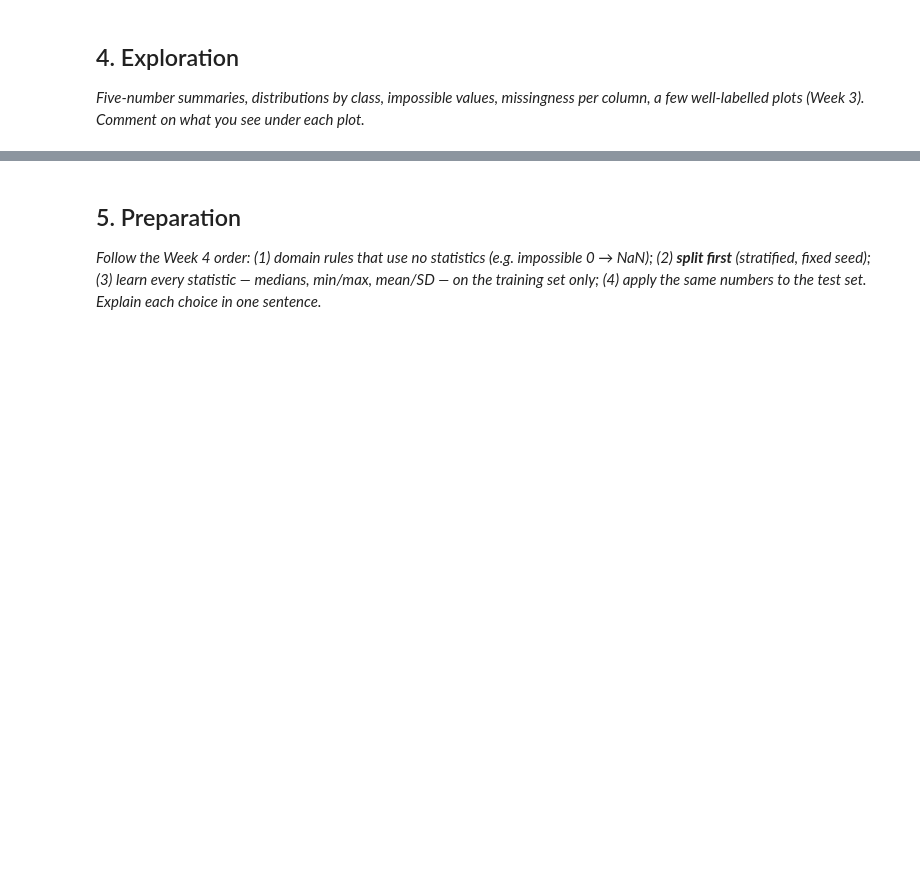
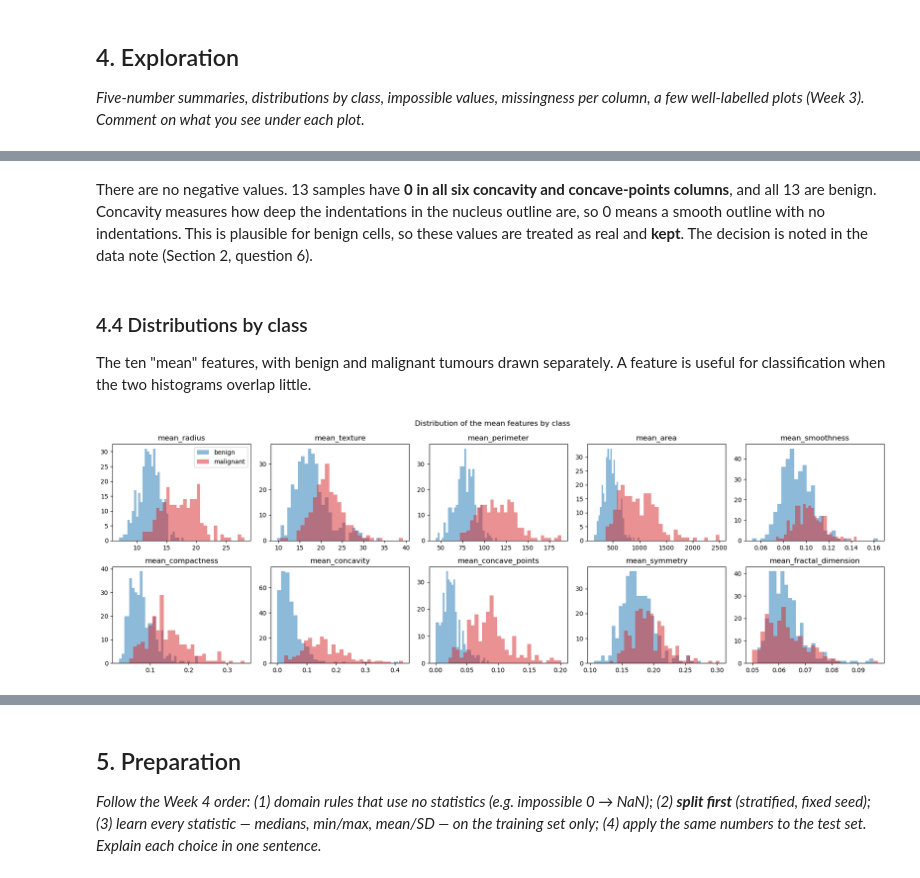
Before and after one commit to TalhaTufanN/se309-breast-cancer-diagnosis, a Jupyter notebook: notebooks/project.ipynb, the cells around one changed output, grey strips where cells are left out. Saved outputs shown, nothing was run; the diff lists cells and outputs as text; code cells hidden in the pictures; blank space fills up the shorter version.

Commit message:
Explore the data, analyse correlated features and verify the data note

```diff
--- a/notebooks/project.ipynb
+++ b/notebooks/project.ipynb
@@ -73,0 +117,6 @@ df.head()
+# %%
+features = [c for c in df.columns if c != "diagnosis"]
+
+print("Missing values in total:", df.isna().sum().sum())
+print("Duplicate rows:", df.duplicated().sum())
+df[features].describe().T.round(3)
@@ -73,0 +173,21 @@ df.head()
+# %% [markdown]
+There are no negative values. 13 samples have **0 in all six concavity and concave-points columns**, and all 13 are benign. Concavity measures how deep the indentations in the nucleus outline are, so 0 means a smooth outline with no indentations. This is plausible for benign cells, so these values are treated as real and **kept**. The decision is noted in the data note (Section 2, question 6).
+# %% [markdown]
+### 4.4 Distributions by class
+
+The ten "mean" features, with benign and malignant tumours drawn separately. A feature is useful for classification when the two histograms overlap little.
+# %%
+mean_features = [c for c in features if c.startswith("mean_")]
+
+fig, axes = plt.subplots(2, 5, figsize=(18, 6))
+for ax, col in zip(axes.ravel(), mean_features):
+    for label, color in [("benign", "tab:blue"), ("malignant", "tab:red")]:
+        ax.hist(df.loc[df["diagnosis"] == label, col], bins=30, alpha=0.5, color=color, label=label)
+    ax.set_title(col)
+axes[0, 0].legend()
+fig.suptitle("Distribution of the mean features by class")
+plt.tight_layout()
+plt.savefig(IMG / "distributions_by_class.png", dpi=150)
+plt.show()
+# %% [output]
+[figure, added]
```
Also changed, not shown: parts of 24 cells of this notebook, 5 other files.
